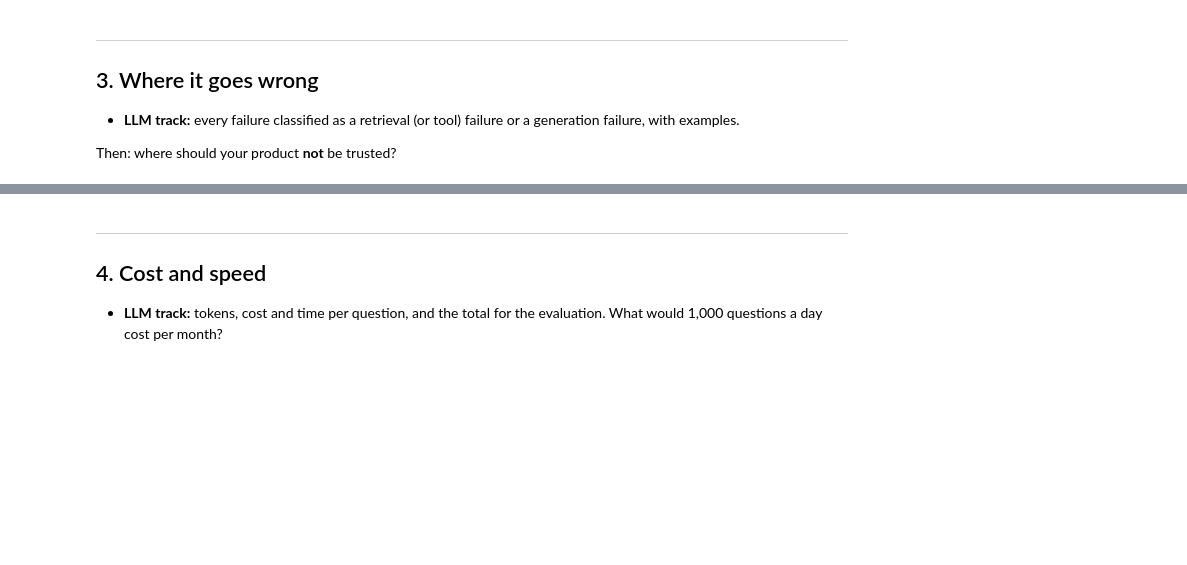
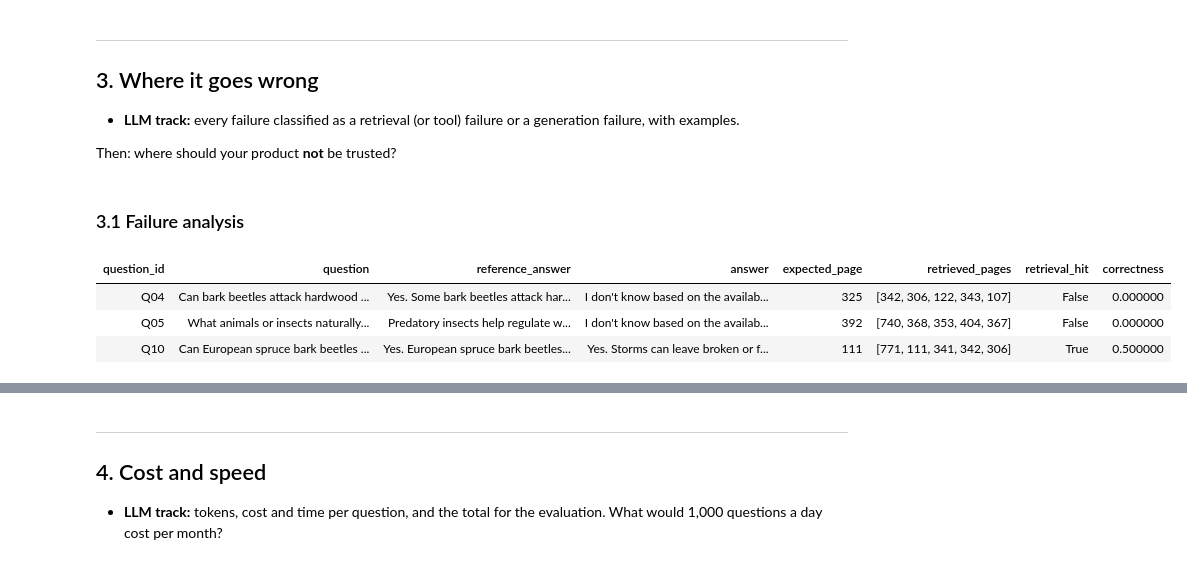
Before and after one commit to zoedoucet/project-3-ai-product, a Jupyter notebook: notebooks/03_evaluate.ipynb, the cells around one changed output, grey strips where cells are left out. Drawn from its saved outputs; the diff is of its cells as text; code cells hidden in the pictures; blank space fills up the shorter version.

```diff
--- a/notebooks/03_evaluate.ipynb
+++ b/notebooks/03_evaluate.ipynb
@@ -119,3 +347,30 @@ The main priority is to minimize unsupported or misleading answers. A cautious r
 - **LLM track:** every failure classified as a retrieval (or tool) failure or a generation failure, with examples.
 
 Then: where should your product **not** be trusted?
+# %% [markdown]
+### 3.1 Failure analysis
+# %%
+# questions requiring further investigation
+failure_ids = ["Q04", "Q05", "Q10"]
+
+failure_df = results_df[results_df["question_id"].isin(failure_ids)]
+failure_df = failure_df.copy()
+failure_df["expected_page"] = failure_df["expected_page"].astype(int)
+
+# Comparing expected pages with retrieved pages
+display(
+    failure_df[[
+        "question_id",
+        "question",
+        "reference_answer",
+        "answer",
+        "expected_page",
+        "retrieved_pages",
+        "retrieval_hit",
+        "correctness"
+    ]].style.hide(axis="index"))
+# %% [output]
+| question_id | question | reference_answer | answer | expected_page | retrieved_pages | retrieval_hit | correctness |
+| Q04 | Can bark beetles attack hardwood ... | Yes. Some bark beetles attack har... | I don't know based on the availab... | 325 | [342, 306, 122, 343, 107] | False | 0.000000 |
+| Q05 | What animals or insects naturally... | Predatory insects help regulate w... | I don't know based on the availab... | 392 | [740, 368, 353, 404, 367] | False | 0.000000 |
+| Q10 | Can European spruce bark beetles ... | Yes. European spruce bark beetles... | Yes. Storms can leave broken or f... | 111 | [771, 111, 341, 342, 306] | True | 0.500000 |
```
Also changed, not shown: parts of 24 cells of this notebook.
